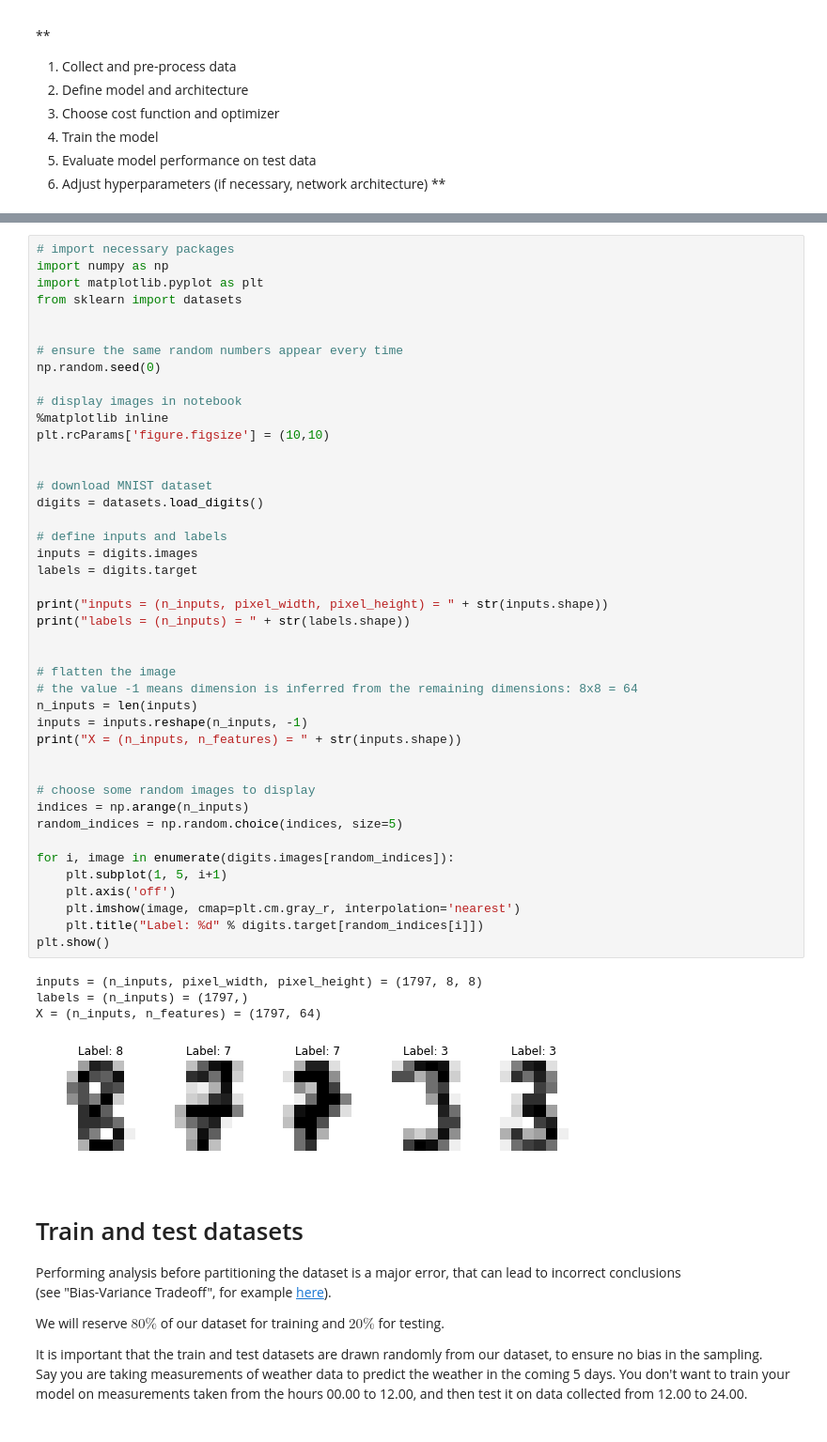
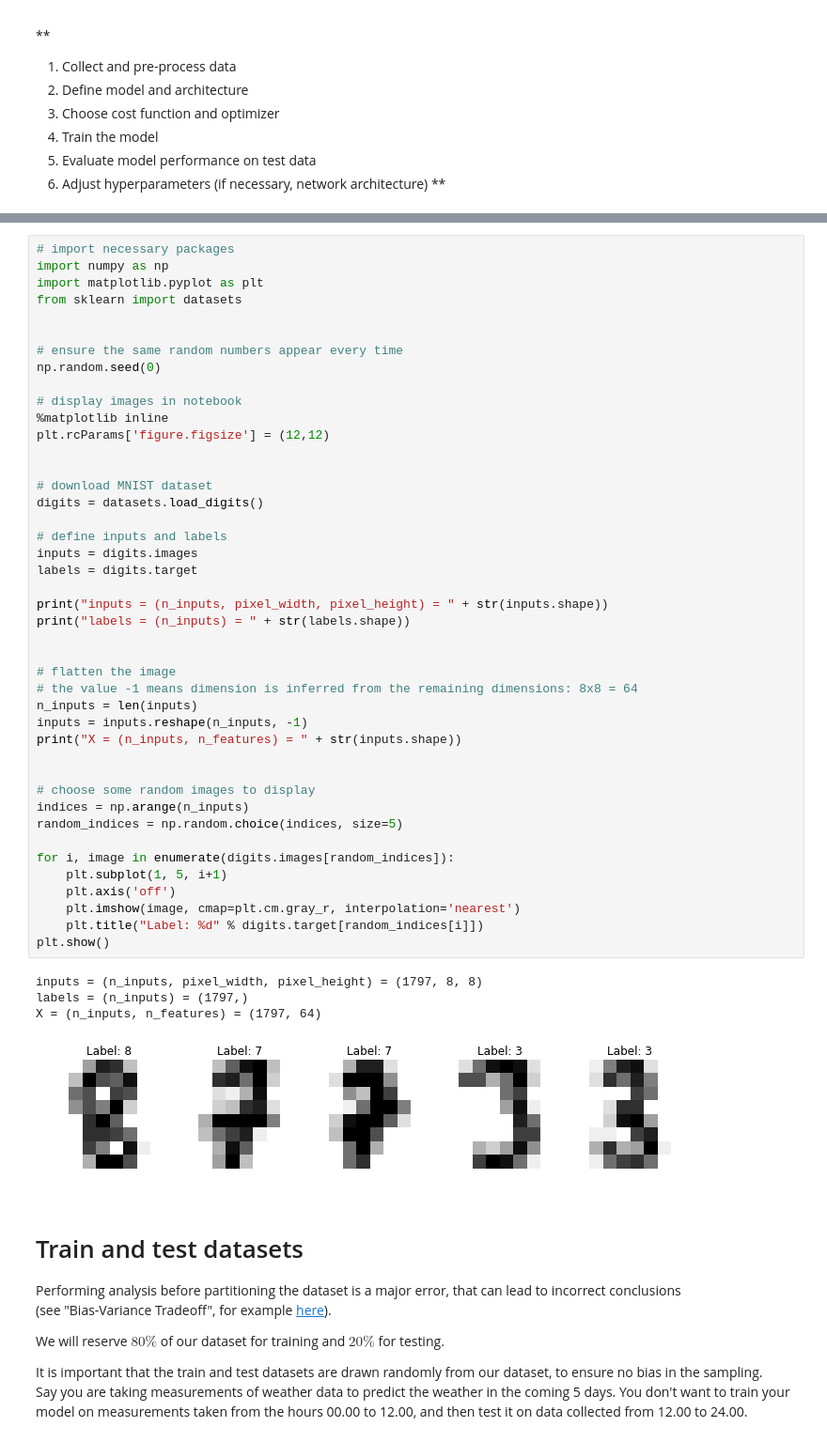
Before and after one commit to aglgit/course-material, a Jupyter notebook: notebooks/building-neural-networks-numpy-scikit.ipynb, the cells around one changed output, grey strips where cells are left out. Shown: that part at 94% size. Saved outputs shown, nothing was run; the diff lists cells and outputs as text.

```diff
--- a/notebooks/building-neural-networks-numpy-scikit.ipynb
+++ b/notebooks/building-neural-networks-numpy-scikit.ipynb
@@ -106,7 +96,7 @@ np.random.seed(0)
 
 # display images in notebook
 %matplotlib inline
-plt.rcParams['figure.figsize'] = (10,10)
+plt.rcParams['figure.figsize'] = (12,12)
 
 
 # download MNIST dataset
@@ -114,34 +104,34 @@ digits = datasets.load_digits()
 
 # define inputs and labels
 inputs = digits.images
 labels = digits.target
 
 print("inputs = (n_inputs, pixel_width, pixel_height) = " + str(inputs.shape))
 print("labels = (n_inputs) = " + str(labels.shape))
 
 
 # flatten the image
 # the value -1 means dimension is inferred from the remaining dimensions: 8x8 = 64
 n_inputs = len(inputs)
 inputs = inputs.reshape(n_inputs, -1)
 print("X = (n_inputs, n_features) = " + str(inputs.shape))
 
 
 # choose some random images to display
 indices = np.arange(n_inputs)
 random_indices = np.random.choice(indices, size=5)
 
 for i, image in enumerate(digits.images[random_indices]):
     plt.subplot(1, 5, i+1)
     plt.axis('off')
     plt.imshow(image, cmap=plt.cm.gray_r, interpolation='nearest')
     plt.title("Label: %d" % digits.target[random_indices[i]])
 plt.show()
 # %% [output]
 inputs = (n_inputs, pixel_width, pixel_height) = (1797, 8, 8)
 labels = (n_inputs) = (1797,)
 X = (n_inputs, n_features) = (1797, 64)
-[figure, old version]
+[figure, new version]
 # %% [markdown]
 # Train and test datasets
 
```
Also changed, not shown: parts of 17 cells of this notebook, 2 other files.
